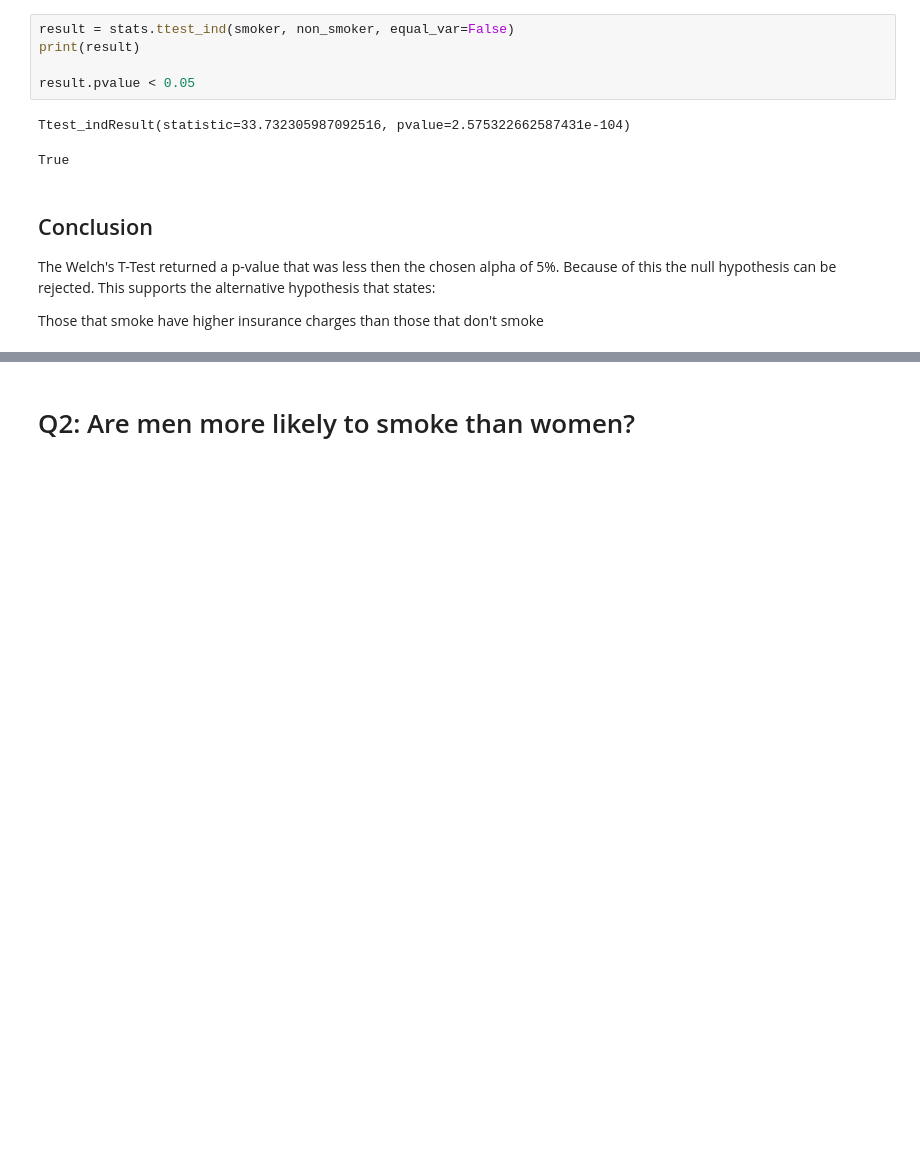
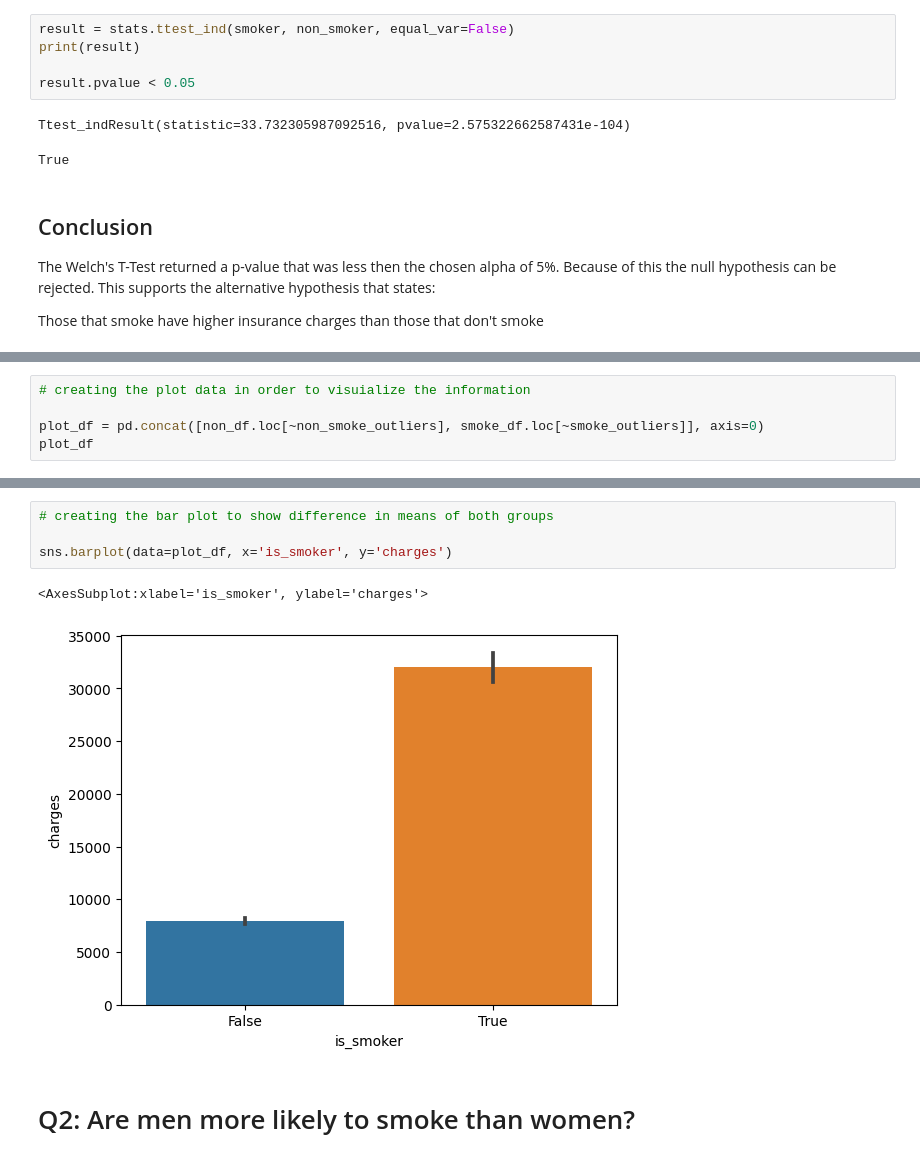
Before and after one commit to dvisionst/Hypothesis_Testing_Insurance_Data_Core, a Jupyter notebook: main.ipynb, the cells around one changed output, grey strips where cells are left out. Drawn from its saved outputs; the diff is of its cells as text; blank space fills up the shorter version.

```diff
--- a/main.ipynb
+++ b/main.ipynb
@@ -231,0 +234,5 @@ The average amount of charges that non-smokers were billed is 32050.23
+# %%
+# creating the plot data in order to visuialize the information
+
+plot_df = pd.concat([non_df.loc[~non_smoke_outliers], smoke_df.loc[~smoke_outliers]], axis=0)
+plot_df
@@ -232,3 +253,10 @@ The average amount of charges that non-smokers were billed is 32050.23
+# %%
+# creating the bar plot to show difference in means of both groups
+
+sns.barplot(data=plot_df, x='is_smoker', y='charges')
+# %% [output]
+<AxesSubplot:xlabel='is_smoker', ylabel='charges'>
+[figure, added]
 # %% [markdown]
 # Q2: Are men more likely to smoke than women?
 # %% [markdown]
```
Also changed, not shown: parts of 18 cells of this notebook.
